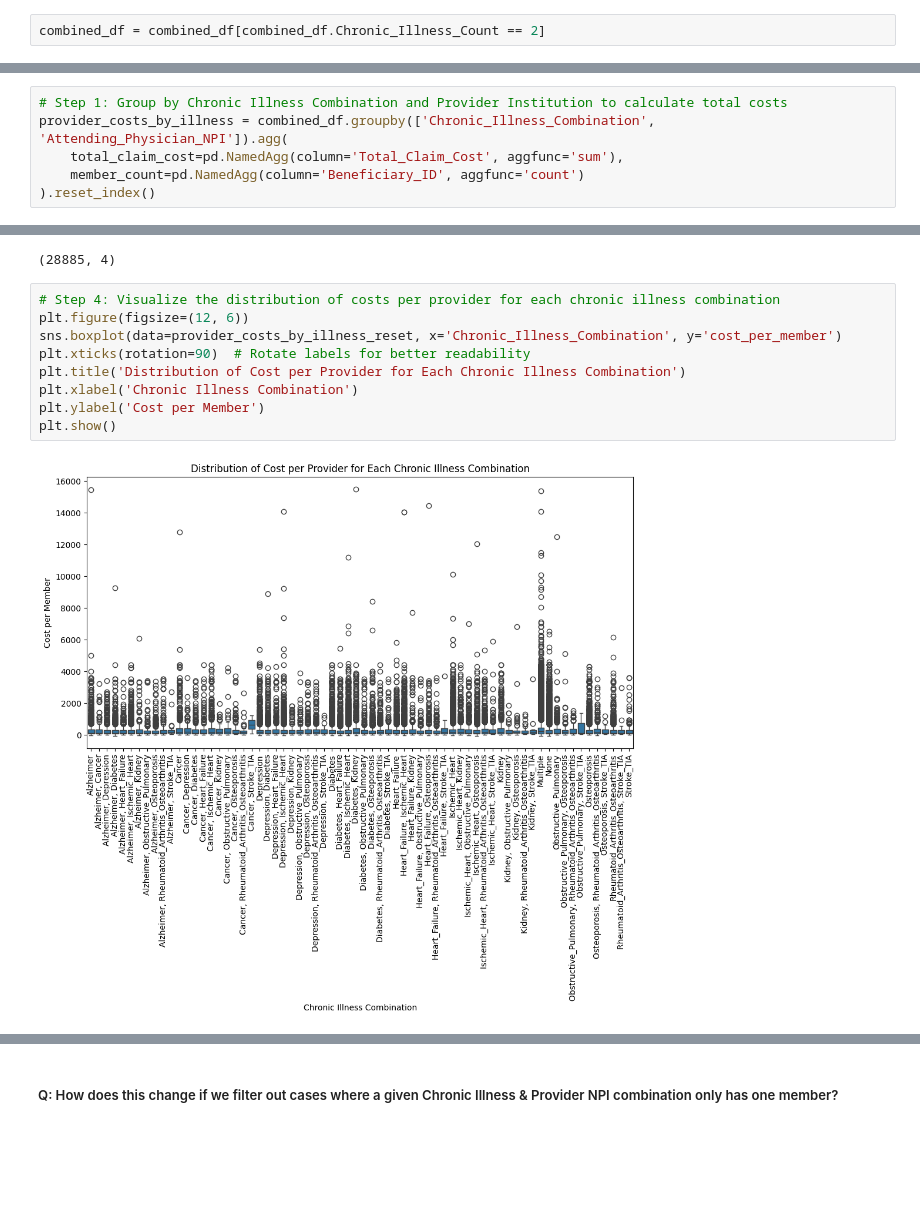
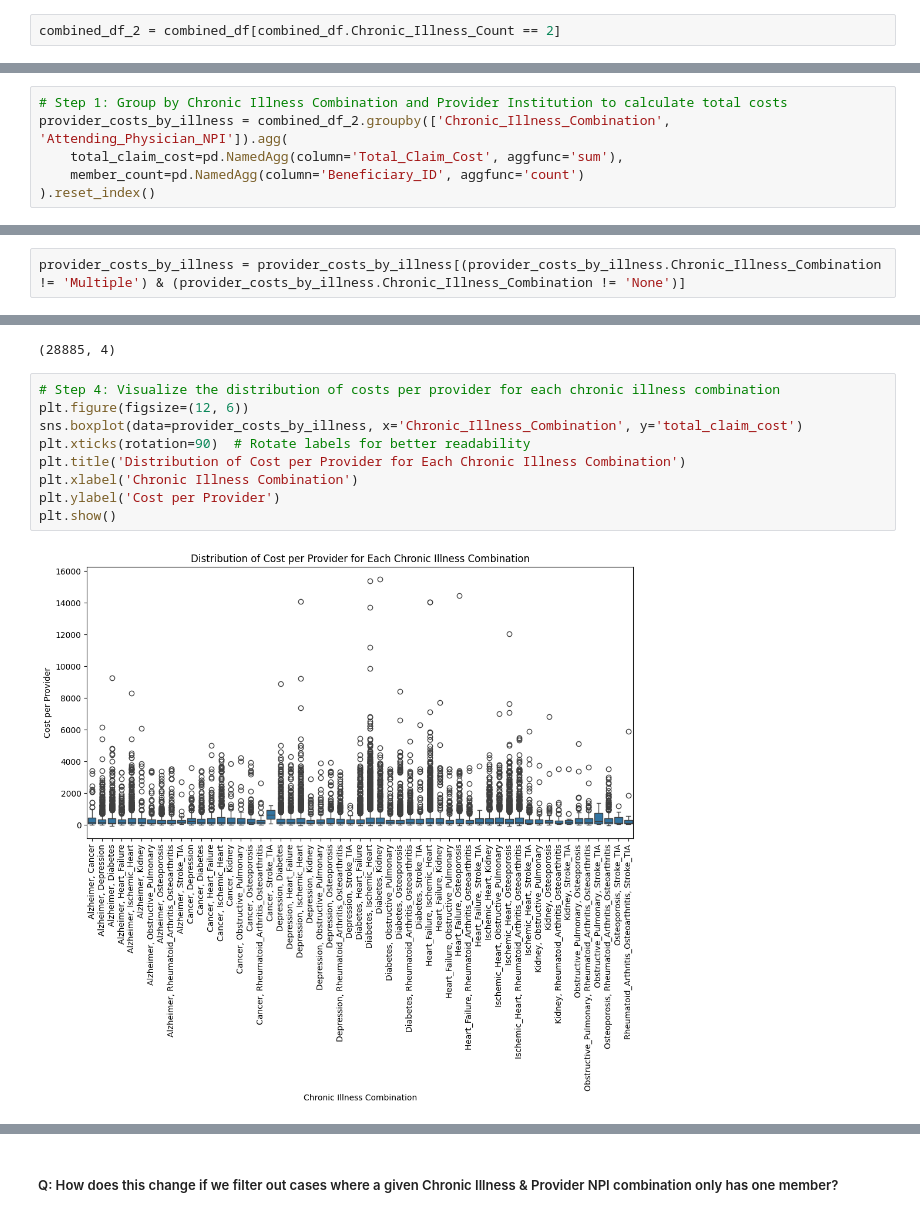
Before and after one commit to rameshs-data/Chronic_Care_Cost_Benchmarking, a Jupyter notebook: notebook/1_EDA.ipynb, the cells around one changed output, grey strips where cells are left out. Saved outputs shown, nothing was run; the diff lists cells and outputs as text; blank space fills up the shorter version.

```diff
--- a/notebook/1_EDA.ipynb
+++ b/notebook/1_EDA.ipynb
@@ -1366,3 +1401,3 @@ combined_df.shape
 # %%
-combined_df = combined_df[combined_df.Chronic_Illness_Count == 2]
+combined_df_2 = combined_df[combined_df.Chronic_Illness_Count == 2]
 # %%
@@ -1445,7 +1490,7 @@ top_10_expensive
 ##### Q: For each chronic illness combination, represent the distribution of costs per provider.
 # %%
 # Step 1: Group by Chronic Illness Combination and Provider Institution to calculate total costs
-provider_costs_by_illness = combined_df.groupby(['Chronic_Illness_Combination', 'Attending_Physician_NPI']).agg(
+provider_costs_by_illness = combined_df_2.groupby(['Chronic_Illness_Combination', 'Attending_Physician_NPI']).agg(
     total_claim_cost=pd.NamedAgg(column='Total_Claim_Cost', aggfunc='sum'),
     member_count=pd.NamedAgg(column='Beneficiary_ID', aggfunc='count')
 ).reset_index()
@@ -1473,3 +1498,5 @@ provider_costs_by_illness.head(30)
 provider_costs_by_illness.shape
 # %% [output]
 (28885, 4)
+# %%
+provider_costs_by_illness = provider_costs_by_illness[(provider_costs_by_illness.Chronic_Illness_Combination != 'Multiple') & (provider_costs_by_illness.Chronic_Illness_Combination != 'None')]
@@ -1505,11 +1552,11 @@ sorted_provider_costs.shape
 # %%
 # Step 4: Visualize the distribution of costs per provider for each chronic illness combination
 plt.figure(figsize=(12, 6))
-sns.boxplot(data=provider_costs_by_illness_reset, x='Chronic_Illness_Combination', y='cost_per_member')
+sns.boxplot(data=provider_costs_by_illness, x='Chronic_Illness_Combination', y='total_claim_cost')
 plt.xticks(rotation=90)  # Rotate labels for better readability
 plt.title('Distribution of Cost per Provider for Each Chronic Illness Combination')
 plt.xlabel('Chronic Illness Combination')
-plt.ylabel('Cost per Member')
+plt.ylabel('Cost per Provider')
 plt.show()
 # %% [output]
-[figure, old version]
+[figure, new version]
```
Also changed, not shown: parts of 35 cells of this notebook.
